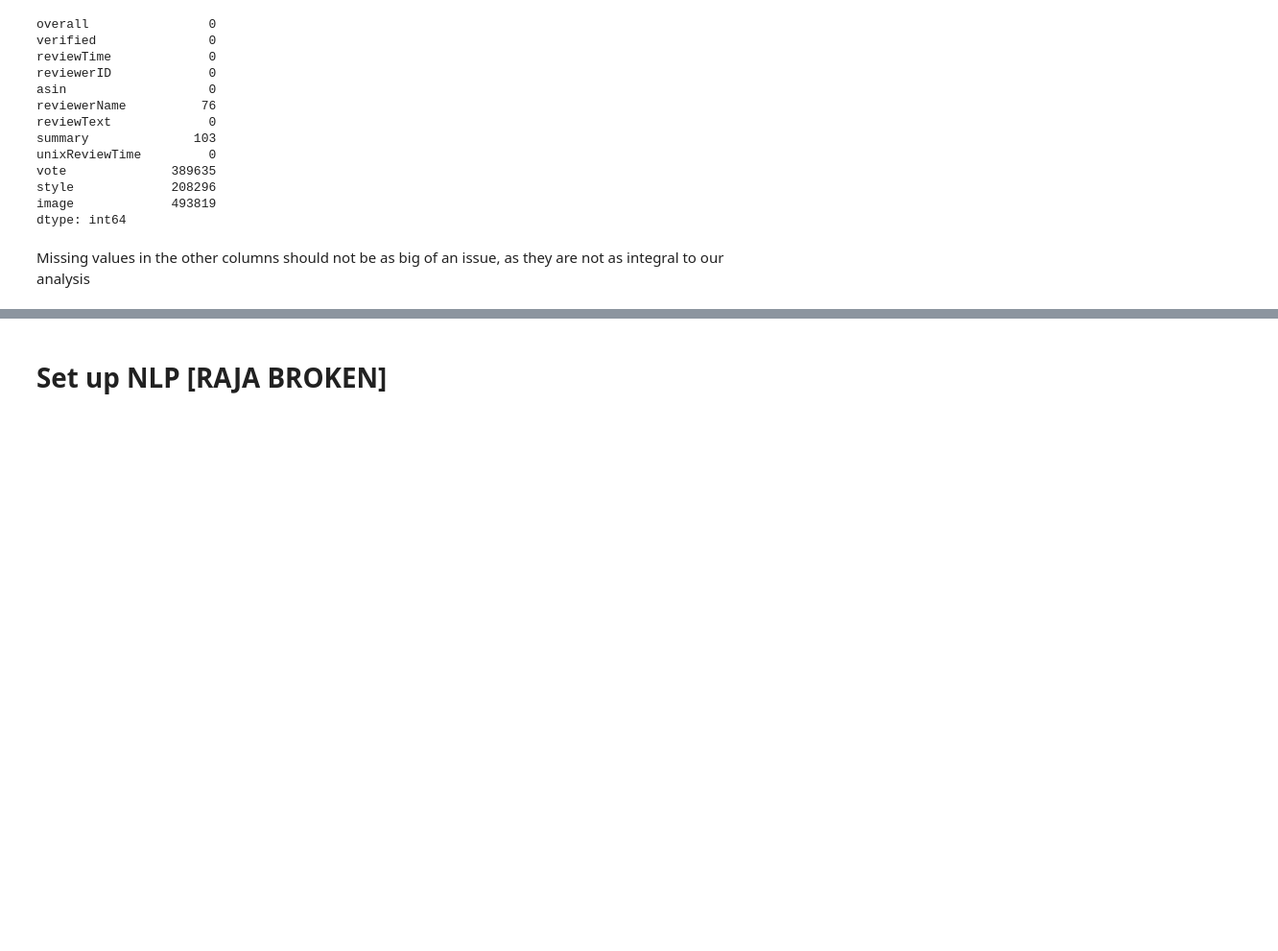
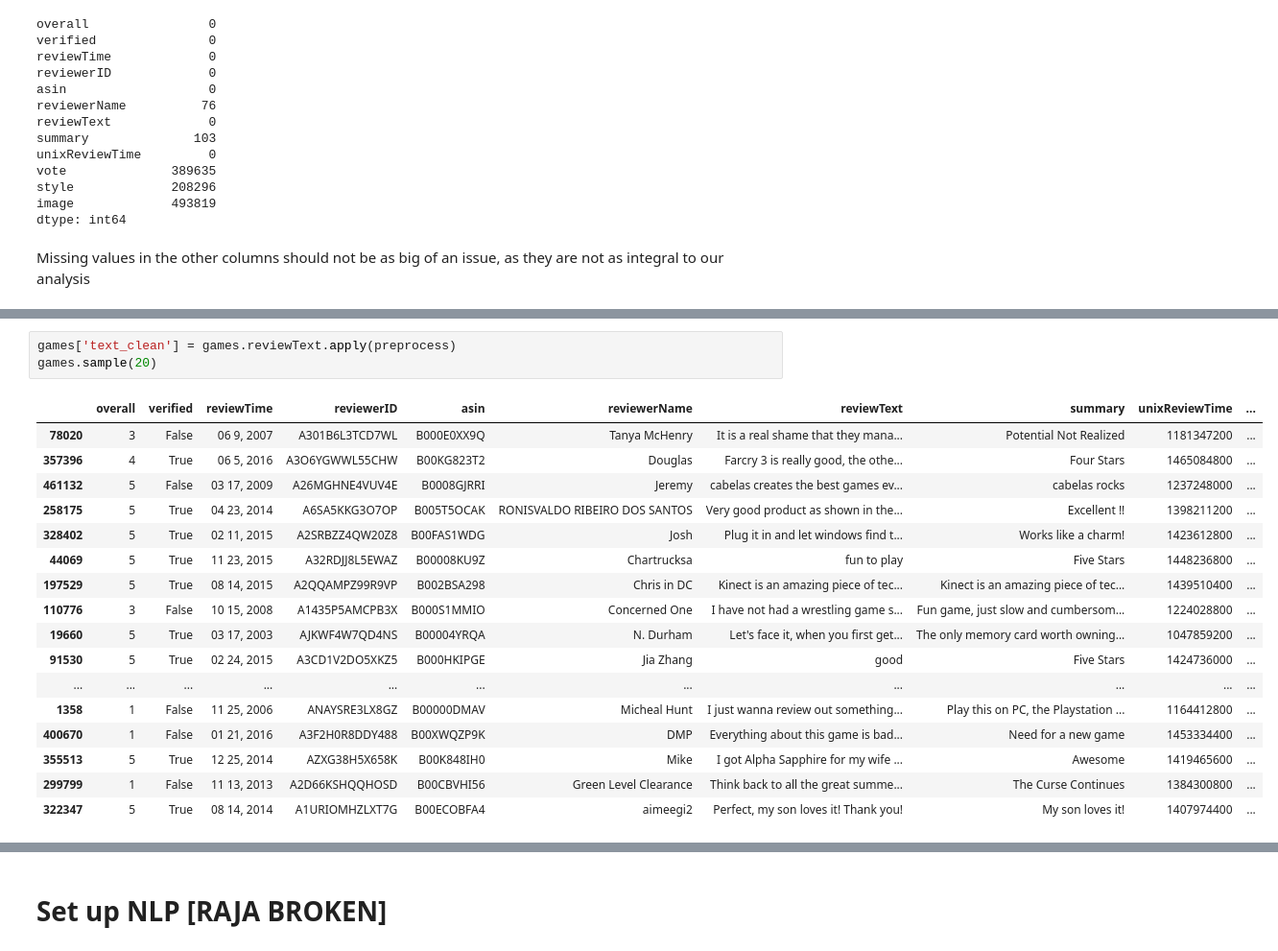
Before and after one commit to sciarrilli/TOOL1_FINAL_PROJECT, a Jupyter notebook: dst_final_project_notebook.ipynb, the cells around one changed output, grey strips where cells are left out. Shown at 96% size. Drawn from its saved outputs; the diff is of its cells as text; blank space fills up the shorter version.

```diff
--- a/dst_final_project_notebook.ipynb
+++ b/dst_final_project_notebook.ipynb
@@ -90,0 +101,21 @@ Missing values in the other columns should not be as big of an issue, as they ar
+# %%
+games['text_clean'] = games.reviewText.apply(preprocess)
+games.sample(20)
+# %% [output]
+|  | overall | verified | reviewTime | reviewerID | asin | reviewerName | reviewText | summary | unixReviewTime | ... |
+| 78020 | 3 | False | 06 9, 2007 | A301B6L3TCD7WL | B000E0XX9Q | Tanya McHenry | It is a real shame that they mana... | Potential Not Realized | 1181347200 | ... |
+| 357396 | 4 | True | 06 5, 2016 | A3O6YGWWL55CHW | B00KG823T2 | Douglas | Farcry 3 is really good, the othe... | Four Stars | 1465084800 | ... |
+| 461132 | 5 | False | 03 17, 2009 | A26MGHNE4VUV4E | B0008GJRRI | Jeremy | cabelas creates the best games ev... | cabelas rocks | 1237248000 | ... |
+| 258175 | 5 | True | 04 23, 2014 | A6SA5KKG3O7OP | B005T5OCAK | RONISVALDO RIBEIRO DOS SANTOS | Very good product as shown in the... | Excellent !! | 1398211200 | ... |
+| 328402 | 5 | True | 02 11, 2015 | A2SRBZZ4QW20Z8 | B00FAS1WDG | Josh | Plug it in and let windows find t... | Works like a charm! | 1423612800 | ... |
+| 44069 | 5 | True | 11 23, 2015 | A32RDJJ8L5EWAZ | B00008KU9Z | Chartrucksa | fun to play | Five Stars | 1448236800 | ... |
+| 197529 | 5 | True | 08 14, 2015 | A2QQAMPZ99R9VP | B002BSA298 | Chris in DC | Kinect is an amazing piece of tec... | Kinect is an amazing piece of tec... | 1439510400 | ... |
+| 110776 | 3 | False | 10 15, 2008 | A1435P5AMCPB3X | B000S1MMIO | Concerned One | I have not had a wrestling game s... | Fun game, just slow and cumbersom... | 1224028800 | ... |
+| 19660 | 5 | True | 03 17, 2003 | AJKWF4W7QD4NS | B00004YRQA | N. Durham | Let's face it, when you first get... | The only memory card worth owning... | 1047859200 | ... |
+| 91530 | 5 | True | 02 24, 2015 | A3CD1V2DO5XKZ5 | B000HKIPGE | Jia Zhang | good | Five Stars | 1424736000 | ... |
+| ... | ... | ... | ... | ... | ... | ... | ... | ... | ... | ... |
+| 1358 | 1 | False | 11 25, 2006 | ANAYSRE3LX8GZ | B00000DMAV | Micheal Hunt | I just wanna review out something... | Play this on PC, the Playstation ... | 1164412800 | ... |
+| 400670 | 1 | False | 01 21, 2016 | A3F2H0R8DDY488 | B00XWQZP9K | DMP | Everything about this game is bad... | Need for a new game | 1453334400 | ... |
+| 355513 | 5 | True | 12 25, 2014 | AZXG38H5X658K | B00K848IH0 | Mike | I got Alpha Sapphire for my wife ... | Awesome | 1419465600 | ... |
+| 299799 | 1 | False | 11 13, 2013 | A2D66KSHQQHOSD | B00CBVHI56 | Green Level Clearance | Think back to all the great summe... | The Curse Continues | 1384300800 | ... |
+| 322347 | 5 | True | 08 14, 2014 | A1URIOMHZLXT7G | B00ECOBFA4 | aimeegi2 | Perfect, my son loves it! Thank you! | My son loves it! | 1407974400 | ... |
```
Also changed, not shown: parts of 8 cells of this notebook.
